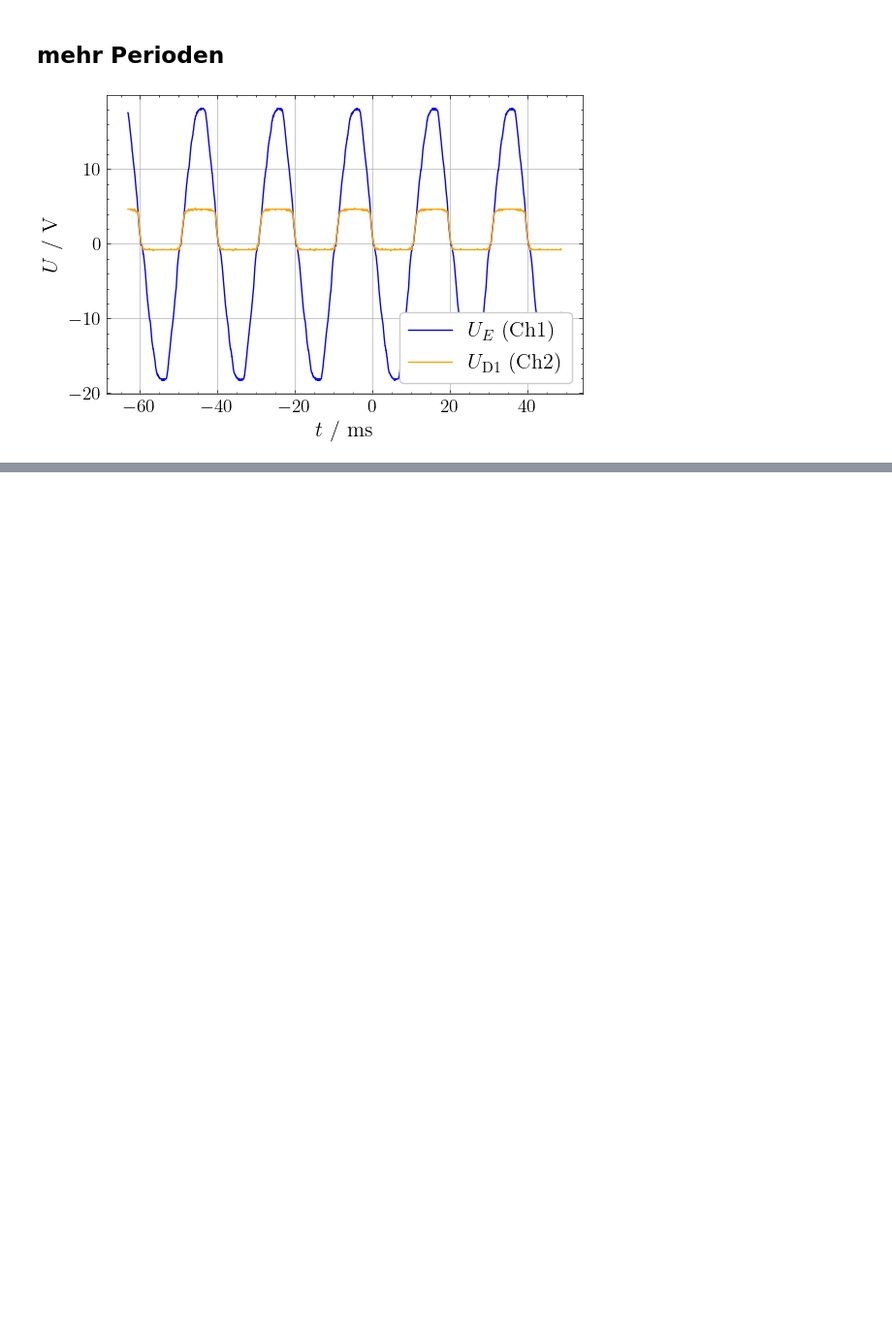
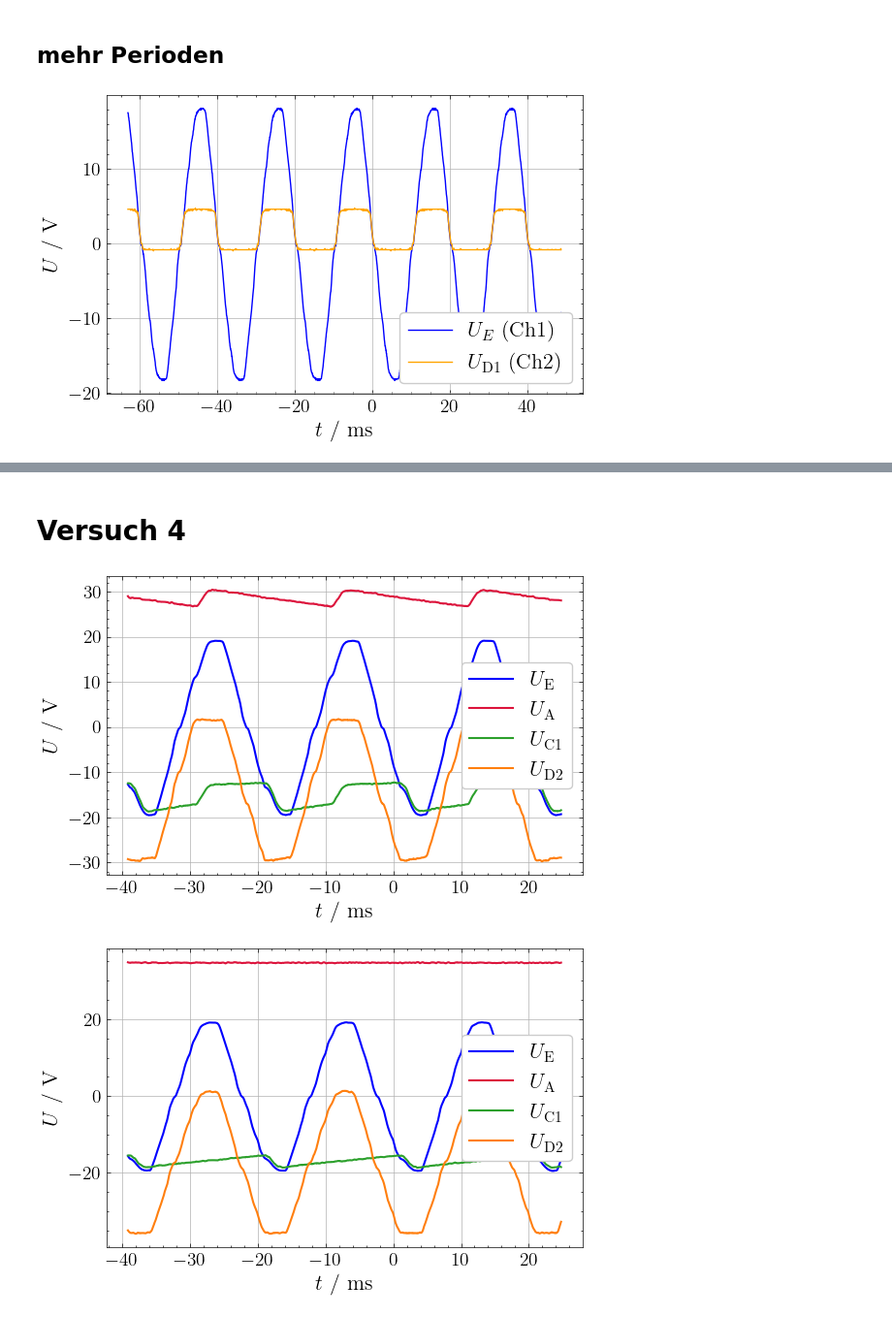
Before and after one commit to eudaemon3/Labor-Experimentalphysik-2, a Jupyter notebook: 05_Halbleiterdiode/Auswertung.ipynb, the cells around one changed output, grey strips where cells are left out. Shown at 97% size. Saved outputs shown, nothing was run; the diff lists cells and outputs as text; code cells hidden in the pictures; blank space fills up the shorter version.

```diff
--- a/05_Halbleiterdiode/Auswertung.ipynb
+++ b/05_Halbleiterdiode/Auswertung.ipynb
@@ -191,0 +243,50 @@ plt.show()
+# %% [markdown]
+# Versuch 4
+# %%
+def plot_v4(filepath, save):
+    # Read data
+    data = pd.read_csv(f'data/{filepath}', skiprows=2, header=None)
+    time, Ch1, Ch2, Ch3 = data.T.values
+    time = time * 1000 #ms
+
+    Ch1 = savgol_filter(Ch1, 21, 2)
+    Ch2 = savgol_filter(Ch2*10, 21, 2)
+    Ch3 = savgol_filter(Ch3, 21, 2)
+
+    UE = Ch1
+    UA = Ch3
+    UC1 = Ch1 - Ch2
+    UD2 = Ch2 - Ch3
+
+    voltages = [
+        (r"$U_\mathrm{E}$", UE, 'blue'),
+        (r"$U_\mathrm{A}$", UA, 'crimson'),
+        (r"$U_\mathrm{C1}$", UC1, 'tab:green'),
+        (r"$U_\mathrm{D2}$", UD2, 'tab:orange')
+    ]
+
+    fig, ax = plt.subplots(1, 1, figsize=(6,4))
+
+     # --- Plot voltages ---
+    for label, y, color in voltages:
+        ax.plot(time, y, color=color, linewidth=1.5, label=label)
+    ax.grid(True)
+    ax.legend(loc='center right', frameon=True, framealpha=1, fontsize=16)
+    ax.set_xlabel(r"$t$ / ms", fontsize=16)
+    ax.set_ylabel(r"$U$ / V", fontsize=16)
+
+    plt.tight_layout()
+    if save:
+        filename_only = os.path.splitext(os.path.basename(filepath))[0]
+        os.makedirs("results", exist_ok=True)
+        out_path = f"results/{filename_only}.png"
+        fig.savefig(out_path, dpi=300)
+        print(f"Saved figure to {out_path}")
+    return fig
+# %%
+files = get_all_csv()[-2:]
+for i,f in enumerate(files):
+    plot_v4(f)
+# %% [output]
+[figure, added]
+[figure, added]
```
Also changed, not shown: parts of 9 cells of this notebook, 43 other files.
